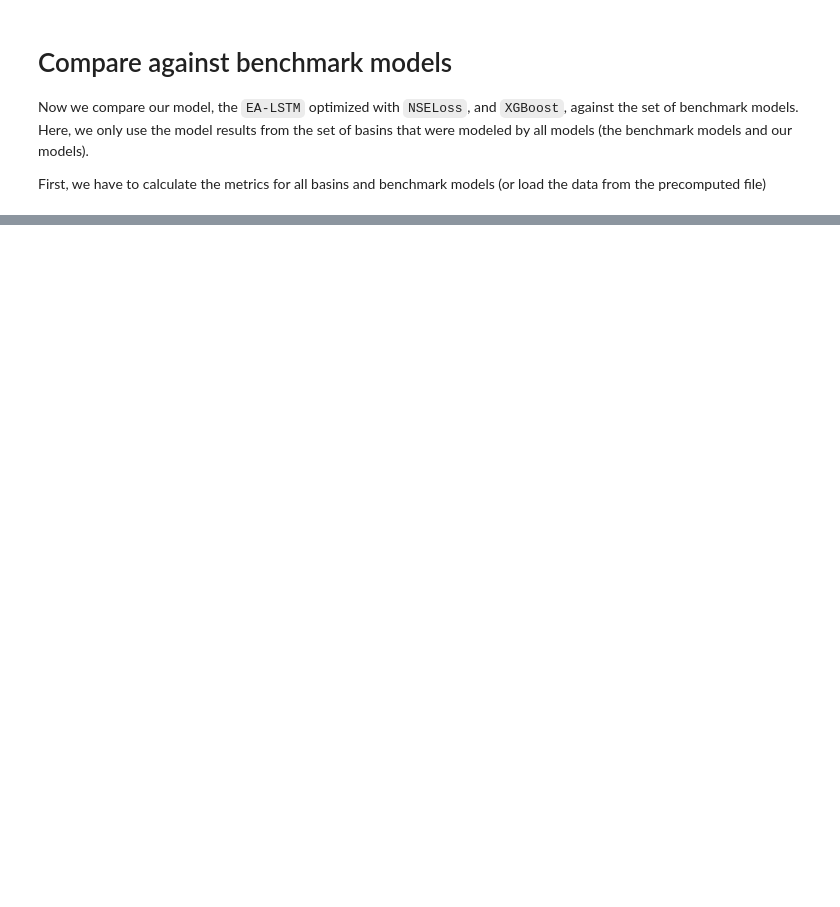
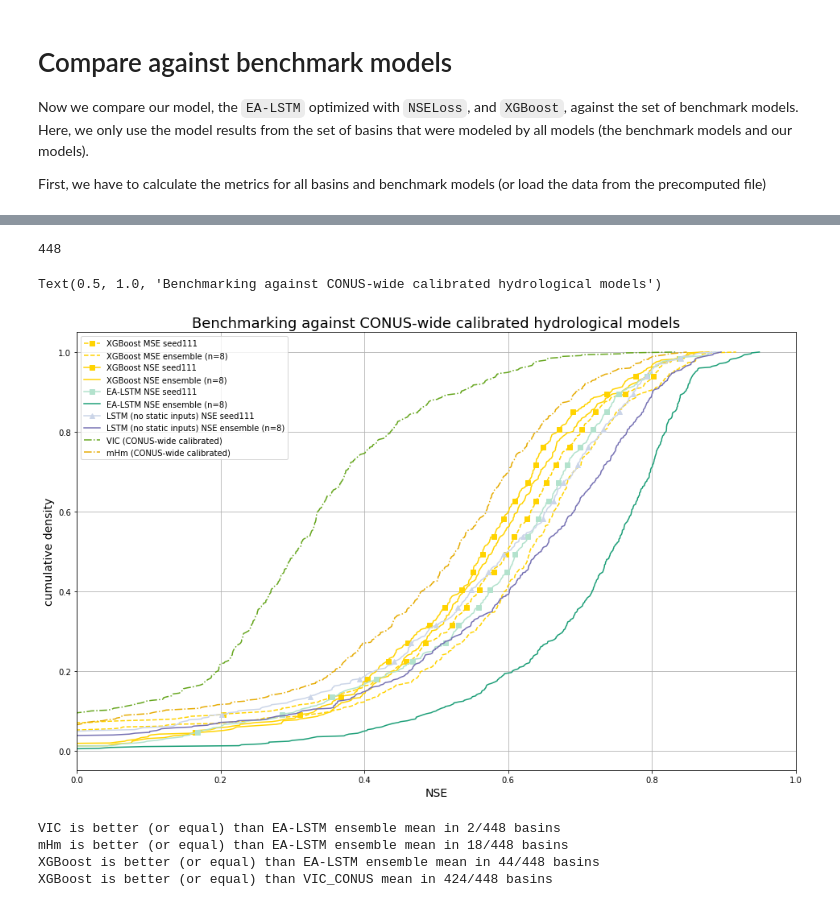
Before and after one commit to gauchm/ealstm_regional_modeling, a Jupyter notebook: notebooks/performance.ipynb, the cells around one changed output, grey strips where cells are left out. Drawn from its saved outputs; the diff is of its cells as text; code cells hidden in the pictures; blank space fills up the shorter version.

Commit message:
XGBoost performance evaluation

```diff
--- a/notebooks/performance.ipynb
+++ b/notebooks/performance.ipynb
@@ -257,9 +313,12 @@ if not PRECOMPUTED_DATA:
 # find all basins modeled by all benchmarks
 basins = frozenset(list(all_metrics["NSE"]["ealstm_NSE"]["ensemble"].keys()))
 basins = basins.intersection(all_metrics["NSE"]["xgboost_MSE"]["ensemble"].keys())
+basins = basins.intersection(all_metrics["NSE"]["xgboost_NSE"]["ensemble"].keys())
 for model, results in all_metrics["NSE"]["benchmarks"].items():
     basins = basins.intersection(list(results.keys()))
 len(basins)
+# %% [output]
+448
 # %%
 # get subset of all metrics for these share basins
 sub_metrics = {metric: defaultdict(dict) for metric in all_metrics.keys()}
@@ -274,7 +333,7 @@ for metric, model_metric in all_metrics.items():
 fig, ax = plt.subplots(figsize=(16,10))
 
 for model_type, models in sub_metrics["NSE"].items():
-    if (model_type == "ealstm_NSE") or (model_type == "lstm_no_static_NSE") or (model_type == "xgboost_MSE"):
+    if (model_type == "ealstm_NSE") or (model_type == "lstm_no_static_NSE") or (model_type == "xgboost_MSE") or (model_type == "xgboost_NSE"):
         # single seed
         values = list(models['seed111'].values())
         bin_, cdf_ = ecdf(values)
@@ -284,37 +343,41 @@ for model_type, models in sub_metrics["NSE"].items():
                 color=model_draw_style[model_type]["single_color"],
                 marker=model_draw_style[model_type]['marker'],
                 markevery=20,
                 linestyle=model_draw_style[model_type]['linestyle'])
 
         # ensemble seed
         values = list(models['ensemble'].values())
         bin_, cdf_ = ecdf(values)
         ax.plot(bin_,
                 cdf_,
                 label=f"{model_draw_style[model_type]['label']} ensemble (n=8)",
                 color=model_draw_style[model_type]['ensemble_color'],
                 linestyle=model_draw_style[model_type]['linestyle'])
     elif model_type == "benchmarks":
         for benchmark_model, benchmark_result in models.items():
             if "conus" in benchmark_model:
                 values = list(benchmark_result.values())
                 bin_, cdf_ = ecdf(values)
                 ax.plot(bin_,
                         cdf_,
                         label=model_draw_style[benchmark_model]['label'],
                         color=model_draw_style[benchmark_model]['color'],
                         linestyle=model_draw_style[benchmark_model]['linestyle'])
 
 ax.set_xlim(0, 1)
 ax.grid(True)
 ax.legend(loc='upper left')
 ax.set_xlabel('NSE', fontsize=14)
 ax.set_ylabel('cumulative density', fontsize=14)
 ax.set_title("Benchmarking against CONUS-wide calibrated hydrological models", fontsize=18)
+# %% [output]
+Text(0.5, 1.0, 'Benchmarking against CONUS-wide calibrated hydrological models')
+[figure, added]
 # %%
 vic_count = 0
 mhm_count = 0
 xgb_count = 0
+xgb_vic_count = 0
 for basin in basins:
     lstm_nse = sub_metrics["NSE"]["ealstm_NSE"]["ensemble"][basin]
     if sub_metrics["NSE"]["benchmarks"]["VIC_conus"][basin] >= lstm_nse:
@@ -323,10 +386,18 @@ for basin in basins:
         mhm_count += 1
     if sub_metrics["NSE"]["xgboost_MSE"]["ensemble"][basin] >= lstm_nse:
         xgb_count += 1
+    if sub_metrics["NSE"]["xgboost_MSE"]["ensemble"][basin] >= sub_metrics["NSE"]["benchmarks"]["VIC_conus"][basin]:
+        xgb_vic_count += 1
 
 print(f"VIC is better (or equal) than EA-LSTM ensemble mean in {vic_count}/{len(basins)} basins")
 print(f"mHm is better (or equal) than EA-LSTM ensemble mean in {mhm_count}/{len(basins)} basins")
 print(f"XGBoost is better (or equal) than EA-LSTM ensemble mean in {xgb_count}/{len(basins)} basins")
+print(f"XGBoost is better (or equal) than VIC_CONUS mean in {xgb_vic_count}/{len(basins)} basins")
+# %% [output]
+VIC is better (or equal) than EA-LSTM ensemble mean in 2/448 basins
+mHm is better (or equal) than EA-LSTM ensemble mean in 18/448 basins
+XGBoost is better (or equal) than EA-LSTM ensemble mean in 44/448 basins
+XGBoost is better (or equal) than VIC_CONUS mean in 424/448 basins
 # %%
 fig, ax = plt.subplots(figsize=(16,10))
 
```
Also changed, not shown: parts of 9 cells of this notebook, 1 other file.
